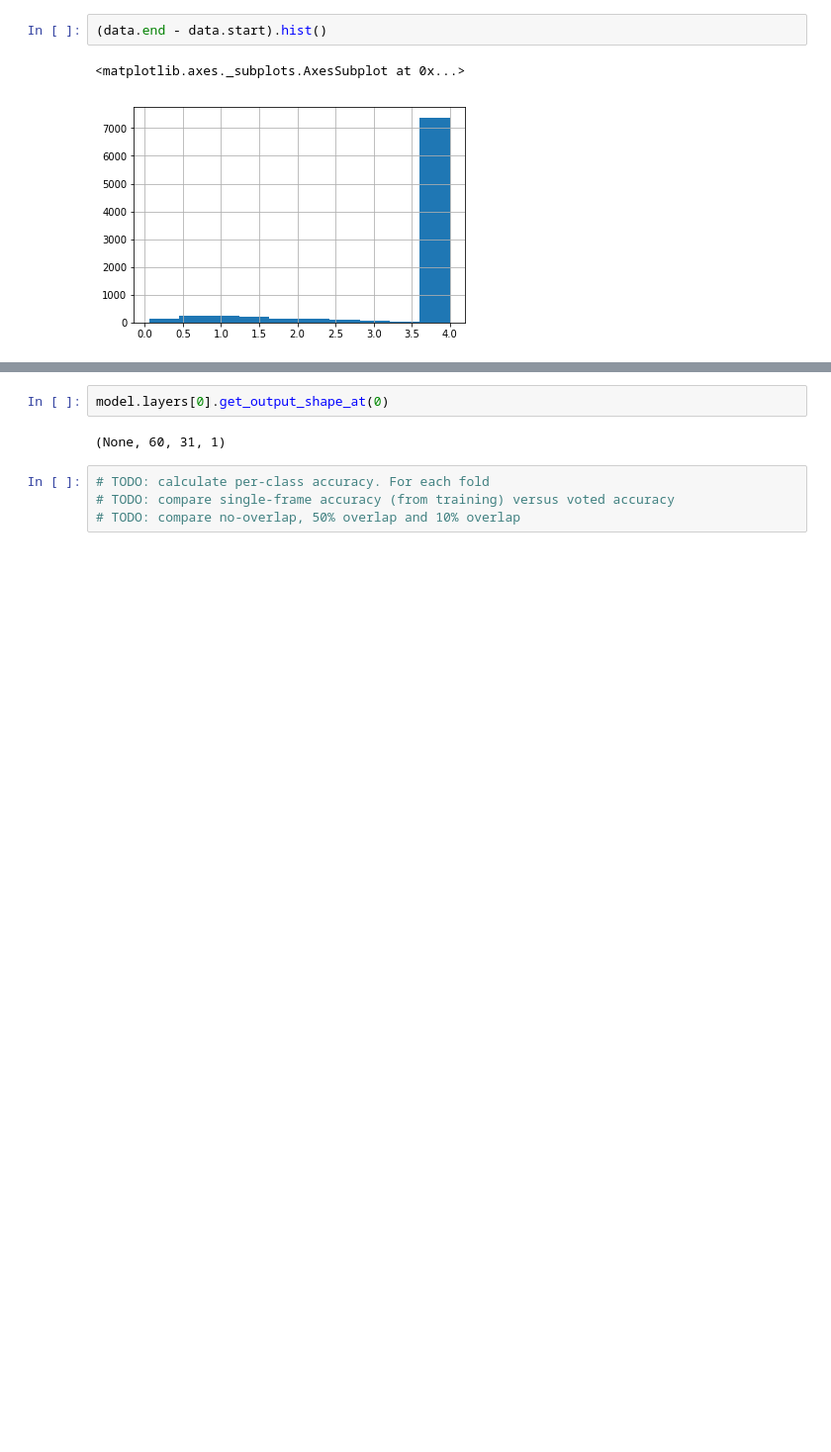
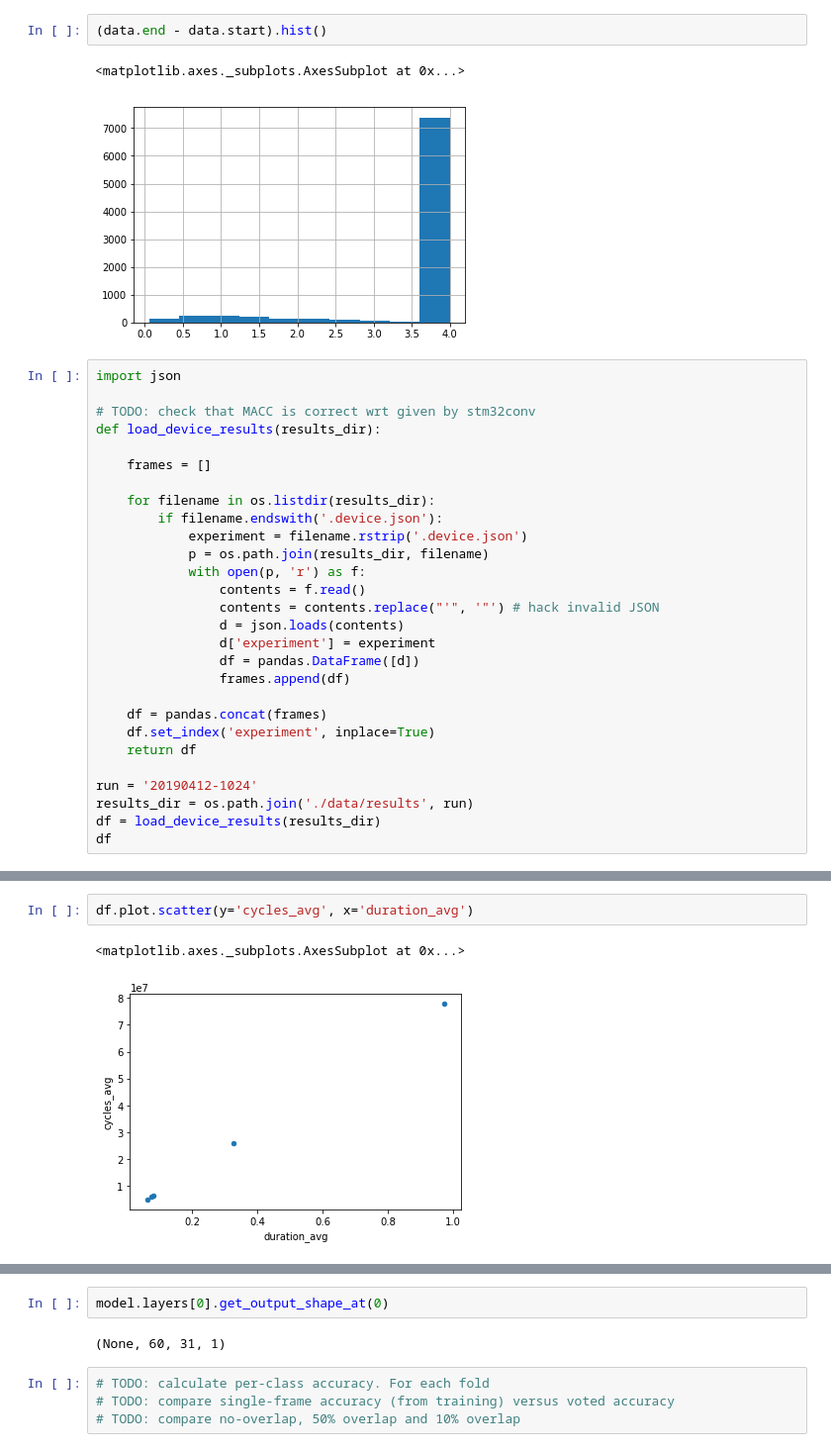
Before and after one commit to jonnor/ESC-CNN-microcontroller, a Jupyter notebook: Experiments.ipynb, the cells around one changed output, grey strips where cells are left out. Shown: that part at 99% size. Saved outputs shown, nothing was run; the diff lists cells and outputs as text; blank space fills up the shorter version.

```diff
--- a/Experiments.ipynb
+++ b/Experiments.ipynb
@@ -31,3 +31,31 @@ data.head()
 # %% [output]
 <matplotlib.axes._subplots.AxesSubplot at 0x...>
 [figure]
+# %%
+import json
+
+# TODO: check that MACC is correct wrt given by stm32conv
+def load_device_results(results_dir):
+
+    frames = []
+
+    for filename in os.listdir(results_dir):
+        if filename.endswith('.device.json'):
+            experiment = filename.rstrip('.device.json')
+            p = os.path.join(results_dir, filename)
+            with open(p, 'r') as f:
+                contents = f.read()
+                contents = contents.replace("'", '"') # hack invalid JSON
+                d = json.loads(contents)
+                d['experiment'] = experiment
+                df = pandas.DataFrame([d])
+                frames.append(df)
+
+    df = pandas.concat(frames)
+    df.set_index('experiment', inplace=True)
+    return df
+
+run = '20190412-1024'
+results_dir = os.path.join('./data/results', run)
+df = load_device_results(results_dir)
+df
@@ -33,0 +70,5 @@ data.head()
+# %%
+df.plot.scatter(y='cycles_avg', x='duration_avg')
+# %% [output]
+<matplotlib.axes._subplots.AxesSubplot at 0x...>
+[figure, added]
```
Also changed, not shown: parts of 5 cells of this notebook, 5 other files.
